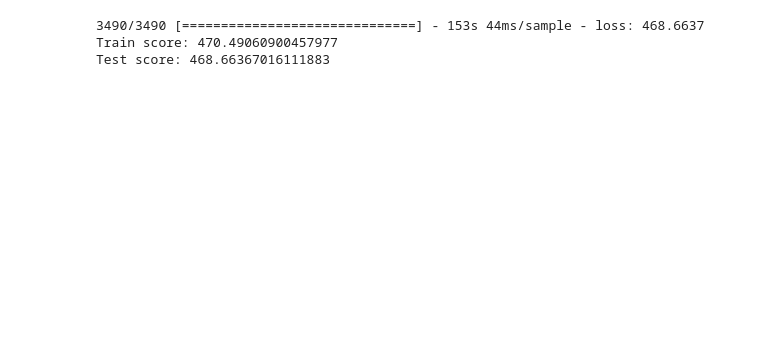
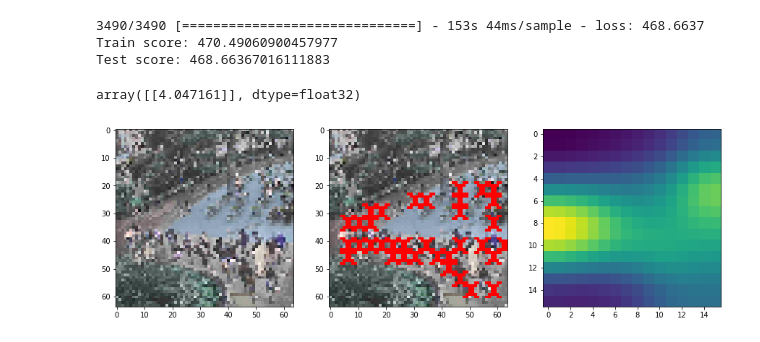
Before and after one commit to philkim72/DeepShack, a Jupyter notebook: train.ipynb, the cells around one changed output. Drawn from its saved outputs; the diff is of its cells as text; code cells hidden in the pictures; blank space fills up the shorter version.

```diff
--- a/train.ipynb
+++ b/train.ipynb
@@ -202,3 +202,10 @@ model.evaluate(x_test, y_test)
 3490/3490 [==============================] - 153s 44ms/sample - loss: 468.6637
 Train score: 470.49060900457977
 Test score: 468.66367016111883
+# %%
+i = 1
+shackcam.plot_image(i=i)
+model.model.predict(x_test[1].reshape((1, 64, 64, 3)))
+# %% [output]
+array([[4.047161]], dtype=float32)
+[figure, added]
```
Also changed, not shown: parts of 4 cells of this notebook, 1 other file.
